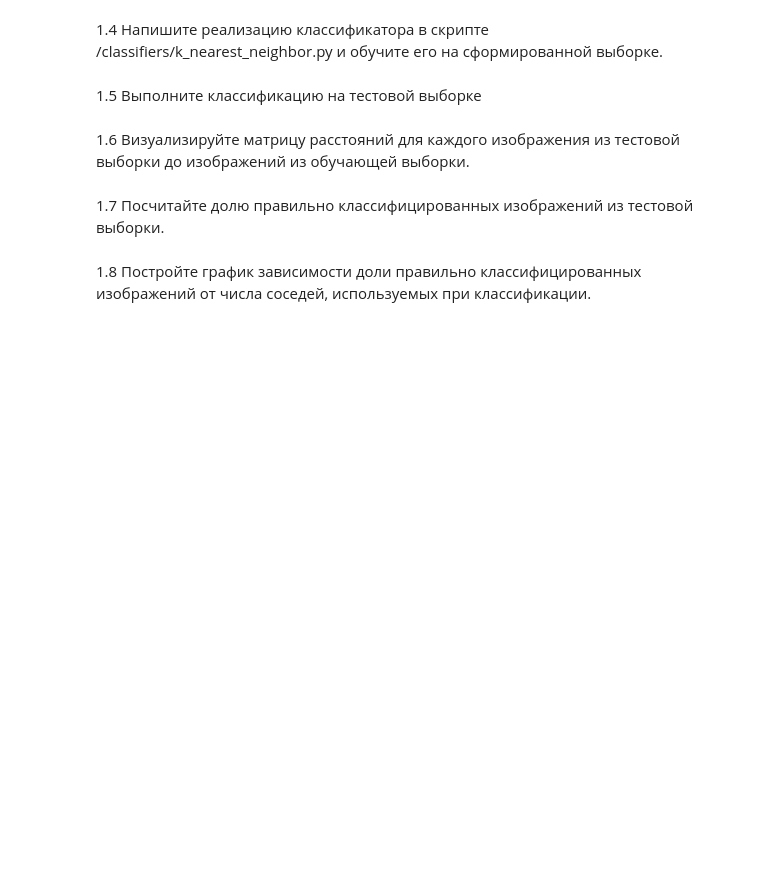
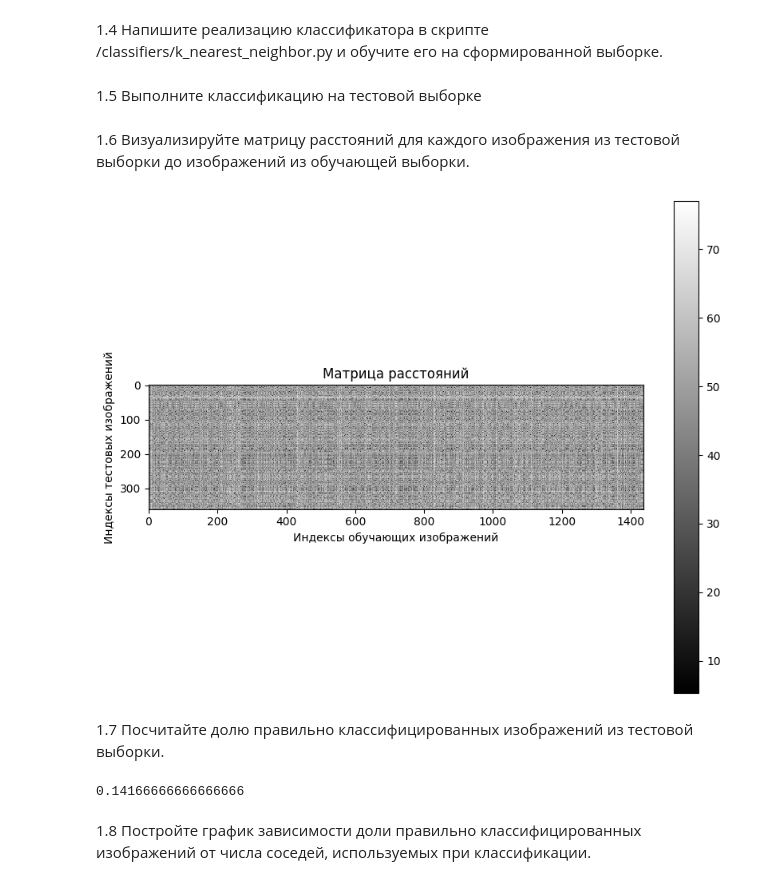
Before and after one commit to DortanMors/DeepDarkLearningLabs, a Jupyter notebook: Task1/assignment1.ipynb, the cells around one changed output. Cells and saved outputs as stored; diff of their text form; code cells hidden in the pictures; blank space fills up the shorter version.

```diff
--- a/Task1/assignment1.ipynb
+++ b/Task1/assignment1.ipynb
@@ -68,11 +75,22 @@ Test labels shape:  (10000,)
 # %% [markdown]
 1.3 Разделите данные на обучающу и тестовую выборки (X_train, y_train, X_test, y_test). Преобразуйте каждое изображение в одномерный массив.
+# %%
+from sklearn.model_selection import train_test_split
+
+train_proportion = 0.2
+X_train, X_test, y_train, y_test = train_test_split(digits.data, digits.target, test_size=train_proportion, random_state=1337)
+
+X_test = X_test.reshape(len(X_test), -1)
+X_train = X_train.reshape(len(X_train), -1)
 # %% [markdown]
 1.4 Напишите реализацию классификатора в скрипте /classifiers/k_nearest_neighbor.py и обучите его на сформированной выборке.
 # %%
 from scripts.classifiers import KNearestNeighbor
 
+max_train = 2500
+max_test = int(max_train * train_proportion)
+
 classifier = KNearestNeighbor()
-classifier.train(X_train, y_train)
+classifier.train(X_train[:max_train], y_train[:max_train])
 # %% [markdown]
 1.5 Выполните классификацию на тестовой выборке
@@ -79,7 +99,25 @@ classifier.train(X_train, y_train)
 # %% [markdown]
 1.6 Визуализируйте матрицу расстояний для каждого изображения из тестовой выборки до изображений из обучающей выборки.
+# %%
+distances = classifier.compute_distances_no_loops(X_test[:max_test])
+
+plt.figure(figsize=(10, 8))
+plt.imshow(distances)
+plt.colorbar()
+plt.title('Матрица расстояний')
+plt.xlabel('Индексы обучающих изображений')
+plt.ylabel('Индексы тестовых изображений')
+plt.show()
+# %% [output]
+[figure, added]
 # %% [markdown]
 
 1.7 Посчитайте долю правильно классифицированных изображений из тестовой выборки.
+# %%
+from sklearn.metrics import accuracy_score
+
+accuracy_score(y_test[:max_test], predictions)
+# %% [output]
+0.14166666666666666
 # %% [markdown]
 1.8 Постройте график зависимости доли правильно классифицированных изображений от числа соседей, используемых при классификации.
```
Also changed, not shown: parts of 27 cells of this notebook, 4 other files.
